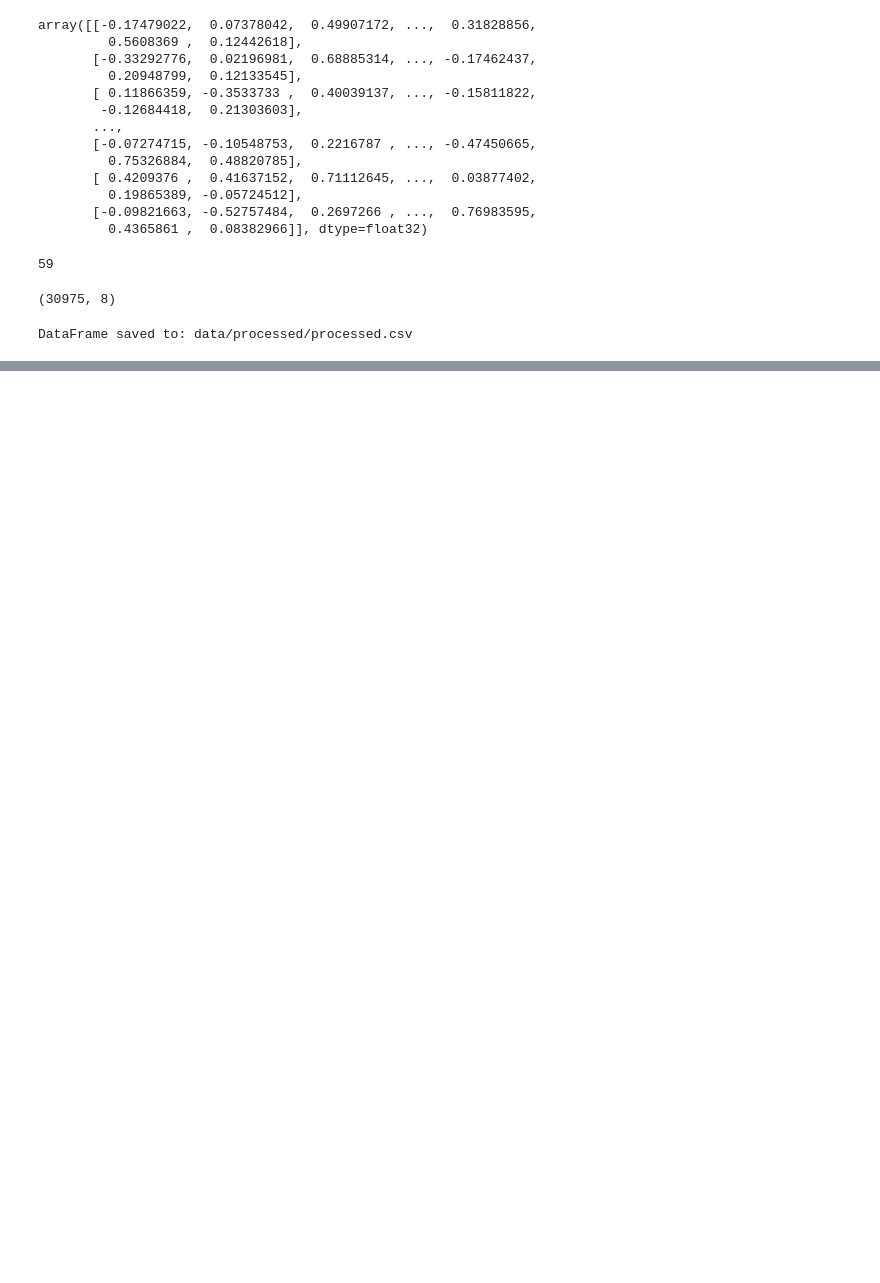
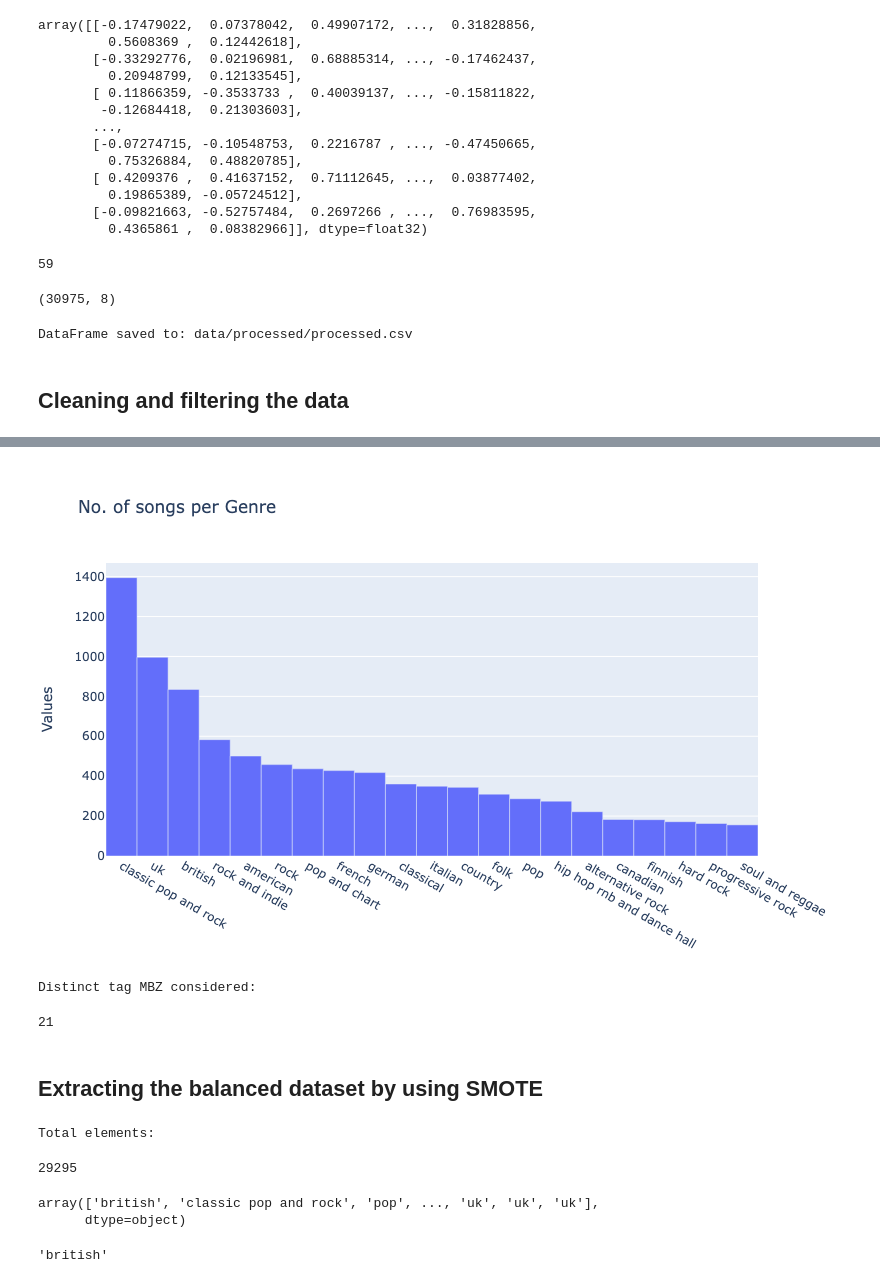
Before and after one commit to dmondal123/genre-classification, a Jupyter notebook: notebooks/data_preprocessing.ipynb, the cells around one changed output, grey strips where cells are left out. Cells and saved outputs as stored; diff of their text form; code cells hidden in the pictures; blank space fills up the shorter version.

```diff
--- a/notebooks/data_preprocessing.ipynb
+++ b/notebooks/data_preprocessing.ipynb
@@ -21,5 +20,5 @@ from data.data_cleaner import merge_near_string
 # %%
-df = pd.read_csv('../data/interim/lakh/lakh.csv', usecols=['id','song_name','album_name','artist_name','artist_mb','tag_echo','tag_mbz','year'])
+df = pd.read_csv('./lakh/lakh.csv', usecols=['id','song_name','album_name','artist_name','artist_mb','tag_echo','tag_mbz','year'])
 df =  df.fillna('?')
 df
 # %% [output]
@@ -66,4 +66,3 @@ merge_near_string('tag_mbz', df)
 # %%
-#load the embeddings
-emb = KeyedVectors.load_word2vec_format('../data/interim/lmd.bin', binary=False)
+emb = KeyedVectors.load_word2vec_format('./lakh/lmd.bin', binary=False)
 # %%
@@ -106,3 +101,12 @@ df.to_csv(csv_file_path, index=False)
 print(f"DataFrame saved to: {csv_file_path}")
 # %% [output]
 DataFrame saved to: data/processed/processed.csv
+# %% [markdown]
+## Cleaning and filtering the data
+# %%
+min_count = 150
+data_filtered, tag_mbz_filtered = clean_and_filter(data, df.tag_mbz, min_count=min_count)
+
+print('Distinct tag MBZ considered:')
+len(np.unique(tag_mbz_filtered))
+# %% [output]
@@ -108,0 +114,5 @@ DataFrame saved to: data/processed/processed.csv
+[figure, added]
+Distinct tag MBZ considered:
+21
+# %% [markdown]
+## Extracting the balanced dataset by using SMOTE
@@ -108,0 +121,17 @@ DataFrame saved to: data/processed/processed.csv
+# %%
+print('Total elements:')
+len(data_filtered)
+# %% [output]
+Total elements:
+29295
+# %%
+tag_mbz_filtered
+# %% [output]
+array(['british', 'classic pop and rock', 'pop', ..., 'uk', 'uk', 'uk'],
+      dtype=object)
+# %%
+onehot = OneHotEncoder(tag_mbz_filtered.tolist())
+
+onehot.get(onehot.labels[0])
+# %% [output]
+'british'
```
Also changed, not shown: parts of 15 cells of this notebook, 2 other files.
